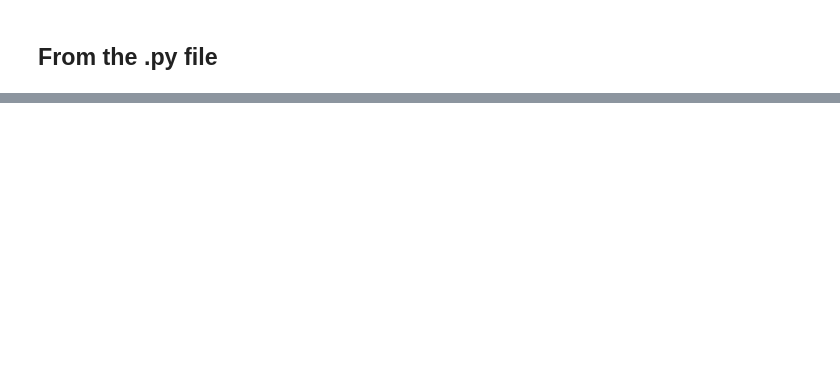
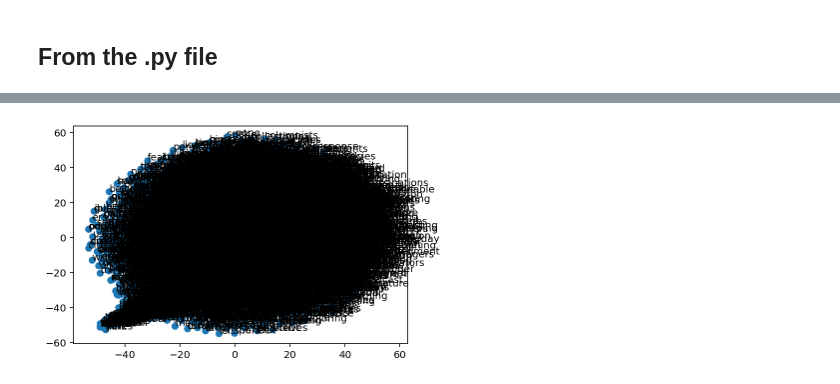
Before and after one commit to krisrjohnson/Jeopardy_topic_modeling, a Jupyter notebook: category_wv.ipynb, the cells around one changed output, grey strips where cells are left out. Drawn from its saved outputs; the diff is of its cells as text; code cells hidden in the pictures; blank space fills up the shorter version.

Commit message:
bad TSNE

```diff
--- a/category_wv.ipynb
+++ b/category_wv.ipynb
@@ -165,0 +186,18 @@ Approximate Neighbors
+# %%
+from sklearn.manifold import TSNE
+import matplotlib.pyplot as plt
+
+# modelPath=word2vec
+# model = g.Doc2Vec.load(modelPath)
+model = vocabulary
+
+vocab = list(vocabulary.key_to_index)
+
+X = model[vocab]
+# print len(X)
+# print X[0]
+tsne = TSNE(n_components=2)
+X_tsne = tsne.fit_transform(X)
+
+df = pd.DataFrame(X_tsne, index=vocab, columns=['x', 'y'])
+df
@@ -165,0 +218,12 @@ Approximate Neighbors
+# %%
+fig = plt.figure()
+ax = fig.add_subplot(1, 1, 1)
+
+for word, pos in df.iterrows():
+    ax.annotate(word, pos)
+
+ax.scatter(df['x'], df['y'])
+
+plt.show()
+# %% [output]
+[figure, added]
```
Also changed, not shown: parts of 7 cells of this notebook.
